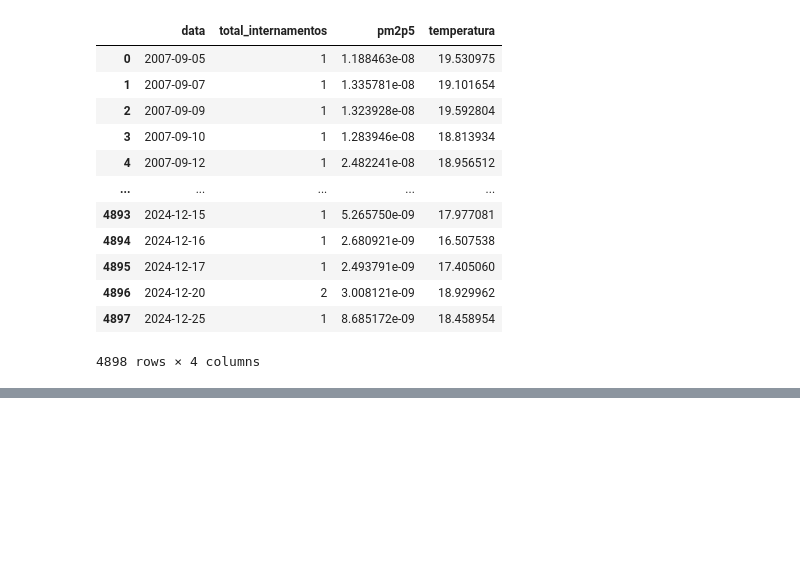
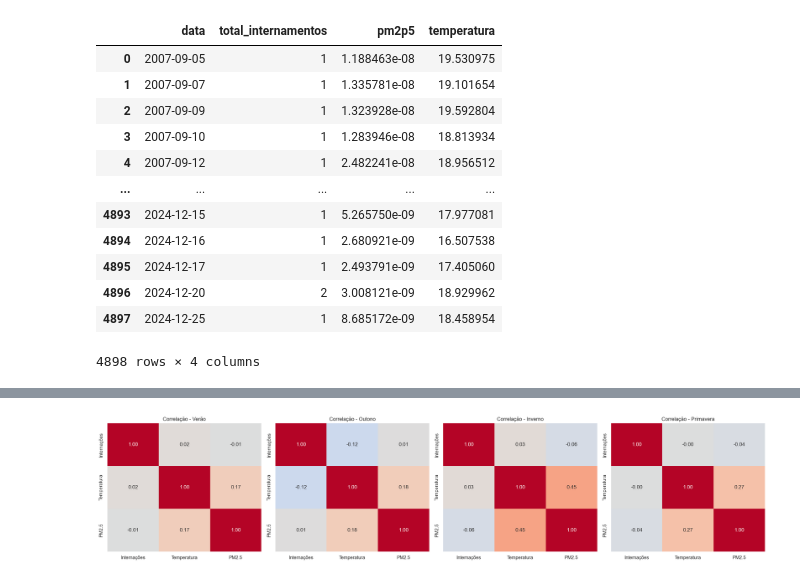
Before and after one commit to LuizFKM/ProjetoBigData, a Jupyter notebook: cruzamentoDeDados.ipynb, the cells around one changed output, grey strips where cells are left out. Cells and saved outputs as stored; diff of their text form; code cells hidden in the pictures; blank space fills up the shorter version.

```diff
--- a/cruzamentoDeDados.ipynb
+++ b/cruzamentoDeDados.ipynb
@@ -94,0 +339,15 @@ plt.show()
+# %%
+correlacoes_por_estacao = {}
+fig, eixos = plt.subplots(1, 4, figsize=(22, 5))
+
+for eixo, estacao in zip(eixos, ordem_estacoes):
+    recorte = df_analise.loc[df_analise['estacao'] == estacao, variaveis_diarias]
+    correlacao = recorte.rename(columns=nomes_correlacao).corr()
+    correlacoes_por_estacao[estacao] = correlacao
+    sns.heatmap(correlacao, annot=True, cmap='coolwarm', vmin=-1, vmax=1, fmt='.2f', ax=eixo, cbar=False)
+    eixo.set_title(f'Correlação - {estacao}')
+
+plt.tight_layout()
+plt.show()
+# %% [output]
+[figure, added]
```
Also changed, not shown: parts of 36 cells of this notebook, 9 other files.
